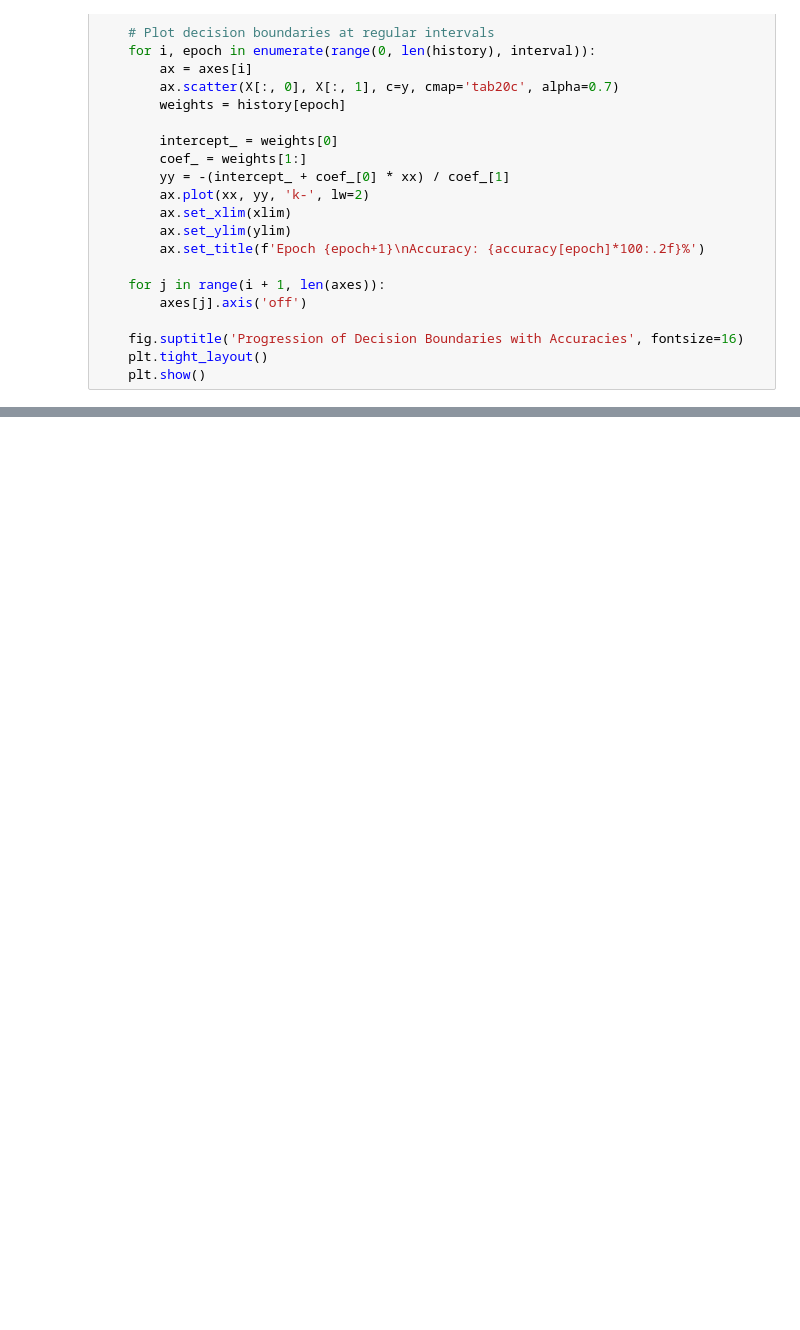
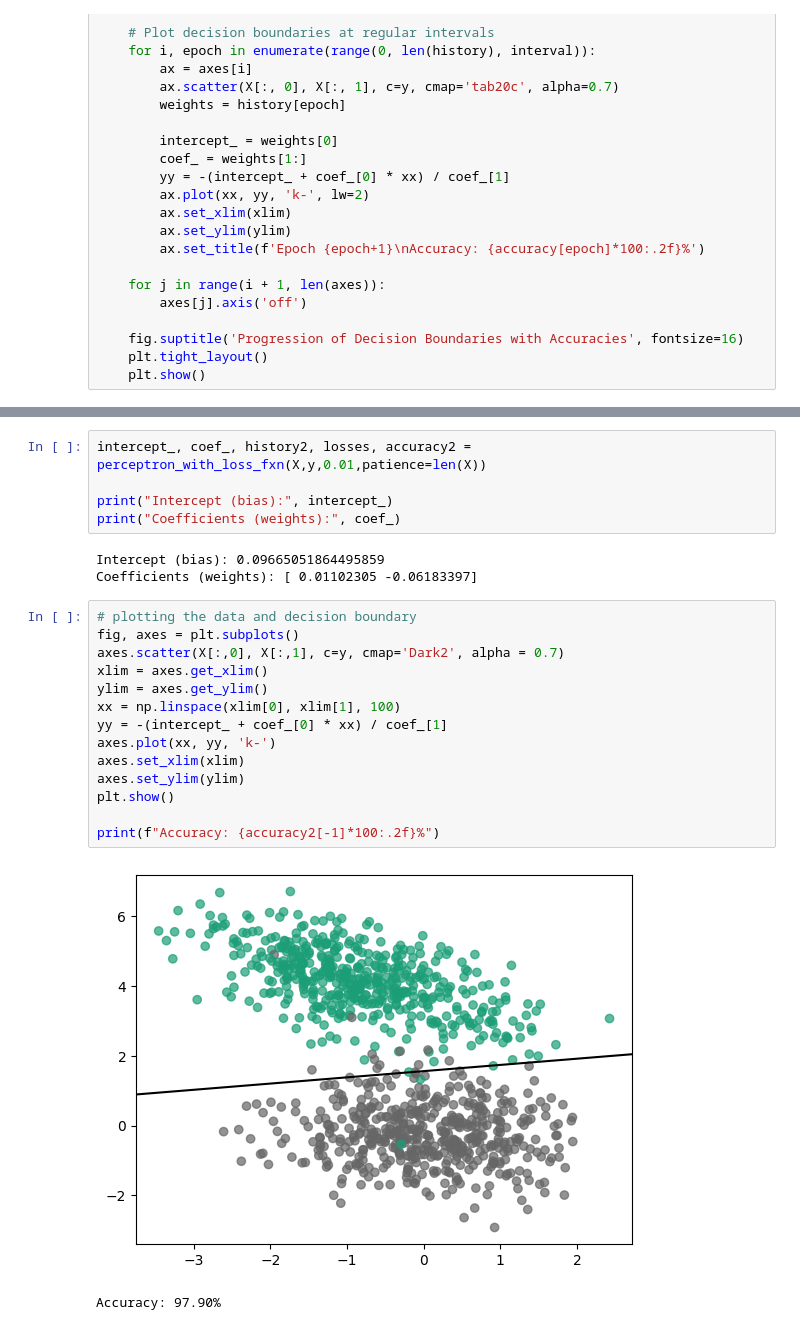
Before and after one commit to adhi1911/ML-Learnings, a Jupyter notebook: DL/perceptron.ipynb, the cells around one changed output, grey strips where cells are left out. Saved outputs shown, nothing was run; the diff lists cells and outputs as text; blank space fills up the shorter version.

Commit message:
Perceptron with loss function and early stopping

```diff
--- a/DL/perceptron.ipynb
+++ b/DL/perceptron.ipynb
@@ -104,0 +157,25 @@ plt.show()
+# %%
+intercept_, coef_, history2, losses, accuracy2 = perceptron_with_loss_fxn(X,y,0.01,patience=len(X))
+
+print("Intercept (bias):", intercept_)
+print("Coefficients (weights):", coef_)
+# %% [output]
+Intercept (bias): 0.09665051864495859
+Coefficients (weights): [ 0.01102305 -0.06183397]
+# %%
+# plotting the data and decision boundary
+fig, axes = plt.subplots()
+axes.scatter(X[:,0], X[:,1], c=y, cmap='Dark2', alpha = 0.7)
+xlim = axes.get_xlim()
+ylim = axes.get_ylim()
+xx = np.linspace(xlim[0], xlim[1], 100)
+yy = -(intercept_ + coef_[0] * xx) / coef_[1]
+axes.plot(xx, yy, 'k-')
+axes.set_xlim(xlim)
+axes.set_ylim(ylim)
+plt.show()
+
+print(f"Accuracy: {accuracy2[-1]*100:.2f}%")
+# %% [output]
+[figure, added]
+Accuracy: 97.90%
```
Also changed, not shown: parts of 9 cells of this notebook.
